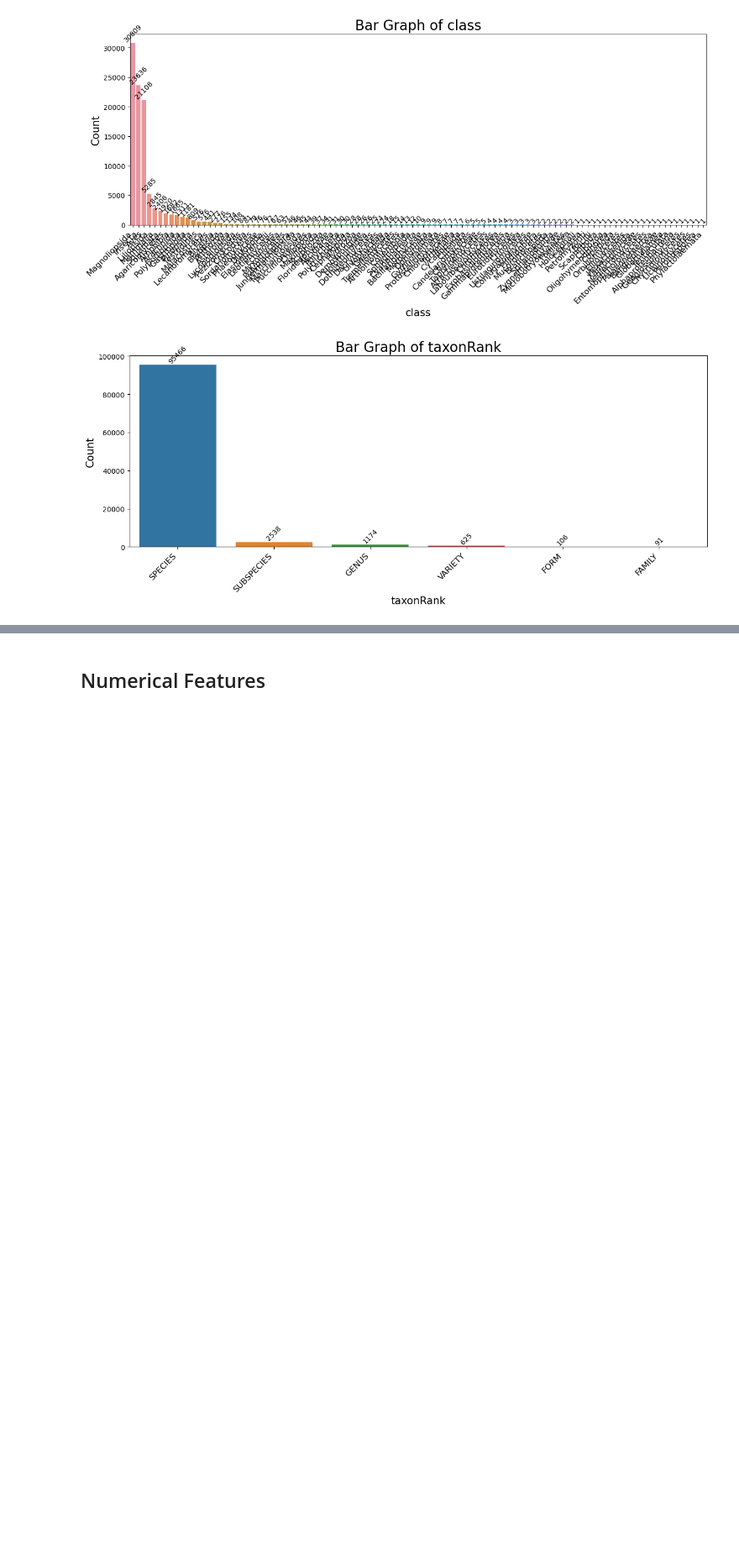
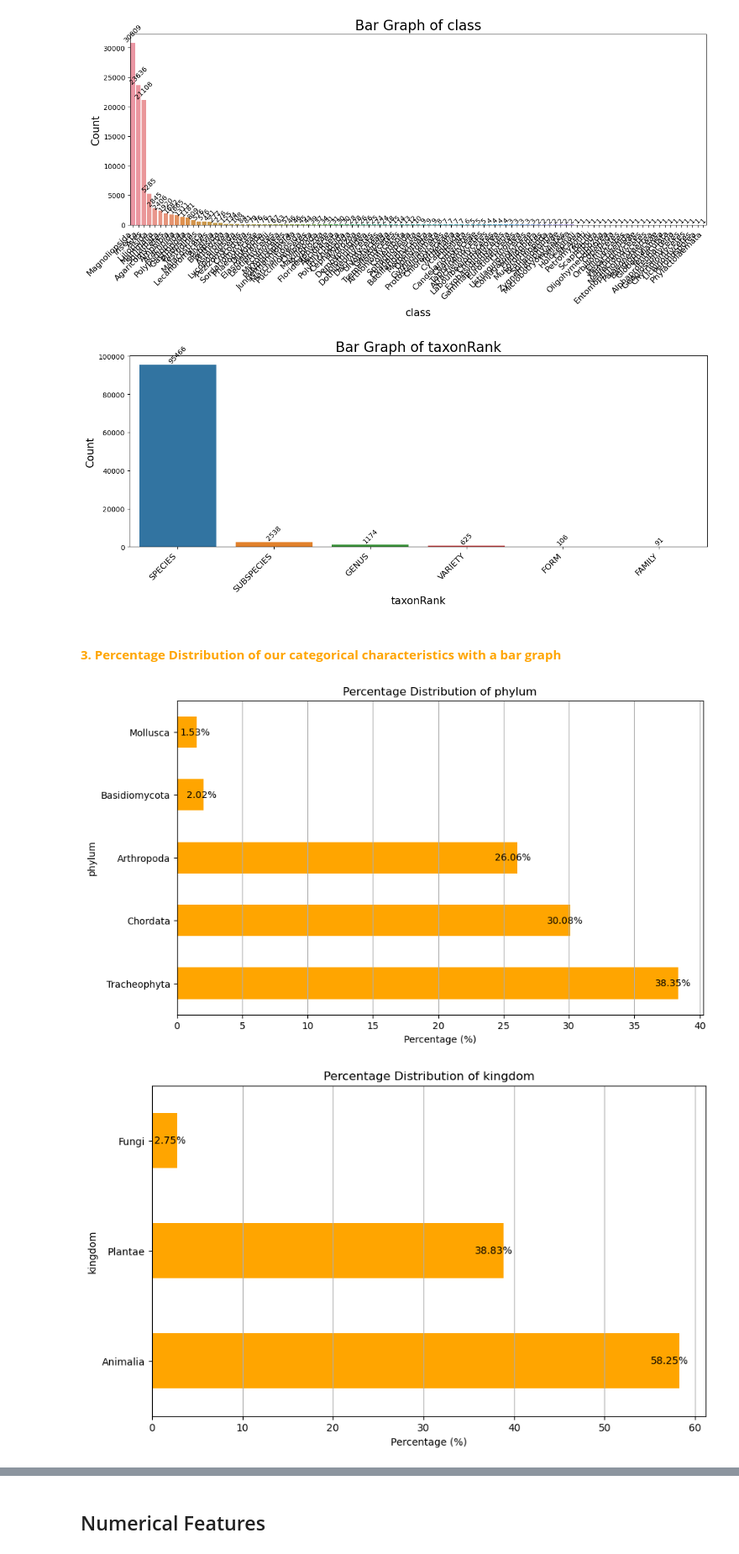
Before and after one commit to AmarjaKumbhar1505/Advance_Python_Programming, a Jupyter notebook: Darwin_Core_EDA.ipynb, the cells around one changed output, grey strips where cells are left out. Shown at 84% size. Drawn from its saved outputs; the diff is of its cells as text; code cells hidden in the pictures; blank space fills up the shorter version.

```diff
--- a/Darwin_Core_EDA.ipynb
+++ b/Darwin_Core_EDA.ipynb
@@ -344,3 +362,32 @@ plot_bar_graphs(data_cleaned, cat_features)
 [figure]
 [figure]
 [figure]
+# %% [markdown]
+#### <font color='orange'> <b> 3. Percentage Distribution  of our categorical characteristics with a bar graph </b><font color='orange'>
+# %%
+bar_plot_cat=['phylum','kingdom','class','order','family','taxonRank','month','license','issue']
+
+for category in bar_plot_cat:
+    # Count occurrences of each phylum
+    counts = data_cleaned[category].value_counts()
+
+    # Calculate percentage
+    percentage = (counts / len(data_cleaned)) * 100
+
+    # Filter classes with more than 1%
+    percentage_filtered = percentage[percentage > 1]
+
+    # Create a horizontal bar plot
+    plt.figure(figsize=(10, 6))
+    percentage_filtered.plot(kind='barh', color='orange')  # Set color to orange
+    plt.title(f'Percentage Distribution of {category}')
+    plt.xlabel('Percentage (%)')
+    plt.ylabel(category)
+    plt.grid(axis='x')
+    for i, (location, percentage) in enumerate(zip(percentage_filtered.index, percentage_filtered.values)):
+        plt.text(percentage + 1, i, f'{percentage:.2f}%', ha='right', va='center')
+    # Show the plot
+    plt.show()
+# %% [output]
+[figure, added]
+[figure, added]
```
Also changed, not shown: parts of 20 cells of this notebook.
